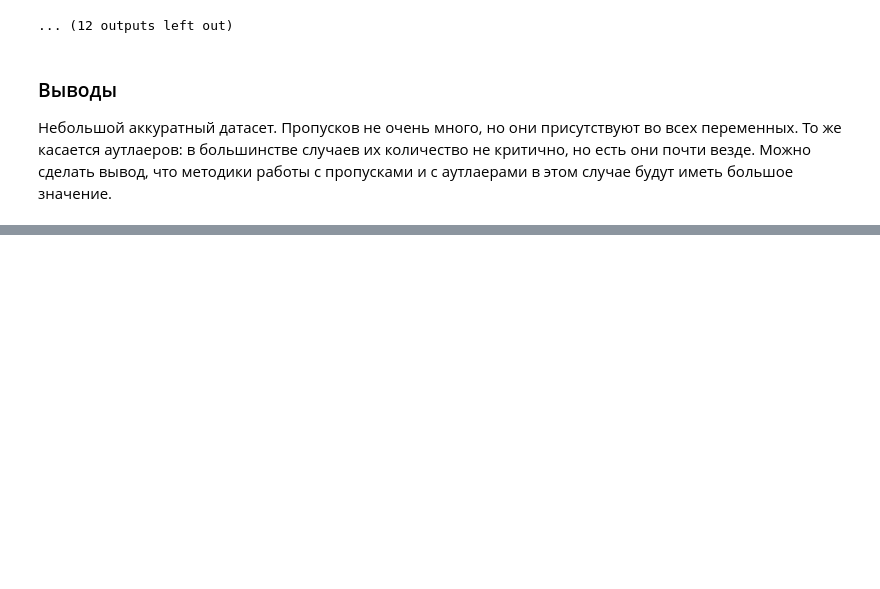
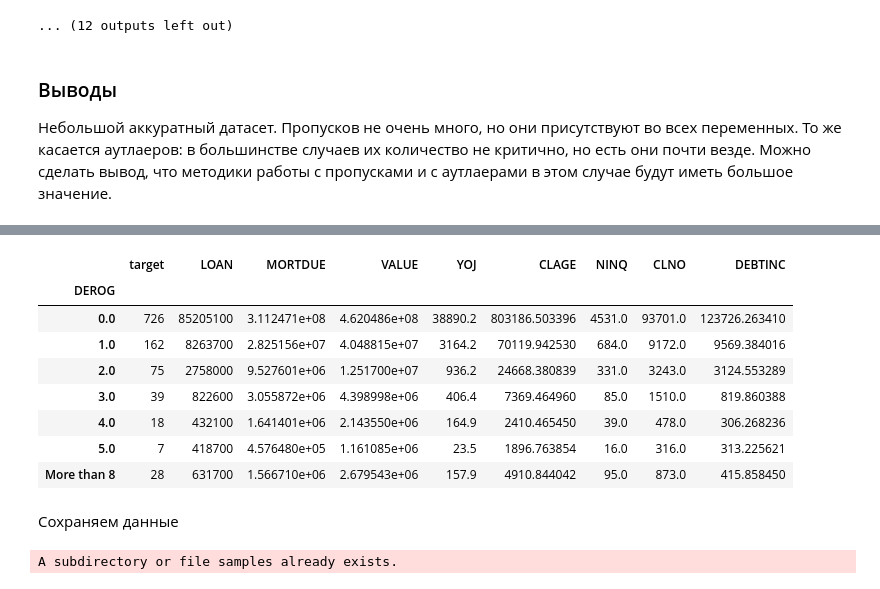
Before and after one commit to uasek/credit_scoring_project, a Jupyter notebook: datasets/15_hmeq/15_hmeq.ipynb, the cells around one changed output, grey strips where cells are left out. Cells and saved outputs as stored; diff of their text form; code cells hidden in the pictures; blank space fills up the shorter version.

```diff
--- a/datasets/15_hmeq/15_hmeq.ipynb
+++ b/datasets/15_hmeq/15_hmeq.ipynb
@@ -317,0 +321,2 @@ numeric
+# %%
+X = df.copy()
@@ -317,0 +334,14 @@ numeric
+# %%
+X.loc[X.DELINQ >= 6, "DELINQ"] = "More than 8"
+# %%
+X.groupby("DEROG").sum()
+# %% [output]
+|  | target | LOAN | MORTDUE | VALUE | YOJ | CLAGE | NINQ | CLNO | DEBTINC |
+| DEROG |  |  |  |  |  |  |  |  |  |
+| 0.0 | 726 | 85205100 | 3.112471e+08 | 4.620486e+08 | 38890.2 | 803186.503396 | 4531.0 | 93701.0 | 123726.263410 |
+| 1.0 | 162 | 8263700 | 2.825156e+07 | 4.048815e+07 | 3164.2 | 70119.942530 | 684.0 | 9172.0 | 9569.384016 |
+| 2.0 | 75 | 2758000 | 9.527601e+06 | 1.251700e+07 | 936.2 | 24668.380839 | 331.0 | 3243.0 | 3124.553289 |
+| 3.0 | 39 | 822600 | 3.055872e+06 | 4.398998e+06 | 406.4 | 7369.464960 | 85.0 | 1510.0 | 819.860388 |
+| 4.0 | 18 | 432100 | 1.641401e+06 | 2.143550e+06 | 164.9 | 2410.465450 | 39.0 | 478.0 | 306.268236 |
+| 5.0 | 7 | 418700 | 4.576480e+05 | 1.161085e+06 | 23.5 | 1896.763854 | 16.0 | 316.0 | 313.225621 |
+| More than 8 | 28 | 631700 | 1.566710e+06 | 2.679543e+06 | 157.9 | 4910.844042 | 95.0 | 873.0 | 415.858450 |
@@ -317,0 +379,17 @@ numeric
+# %% [markdown]
+Сохраняем данные
+# %%
+
+# Save data & info ===
+# parquet is optimized for large volumes of data
+!mkdir samples
+X_train.to_parquet('./samples/X_train.parquet')
+X_test.to_parquet('./samples/X_test.parquet')
+# переводим pd.Series в pd.DataFrame для удобного экспорта
+pd.DataFrame(y_train).to_parquet('./samples/y_train.parquet')
+pd.DataFrame(y_test).to_parquet('./samples/y_test.parquet')
+
+with open('factors.json', 'w') as f:
+    json.dump({'cat_vals': presumably_discrete_names, "num_vals": presumably_continuous_names}, f)
+# %% [output]
+A subdirectory or file samples already exists.
```
Also changed, not shown: parts of 5 cells of this notebook, 2 other files.
